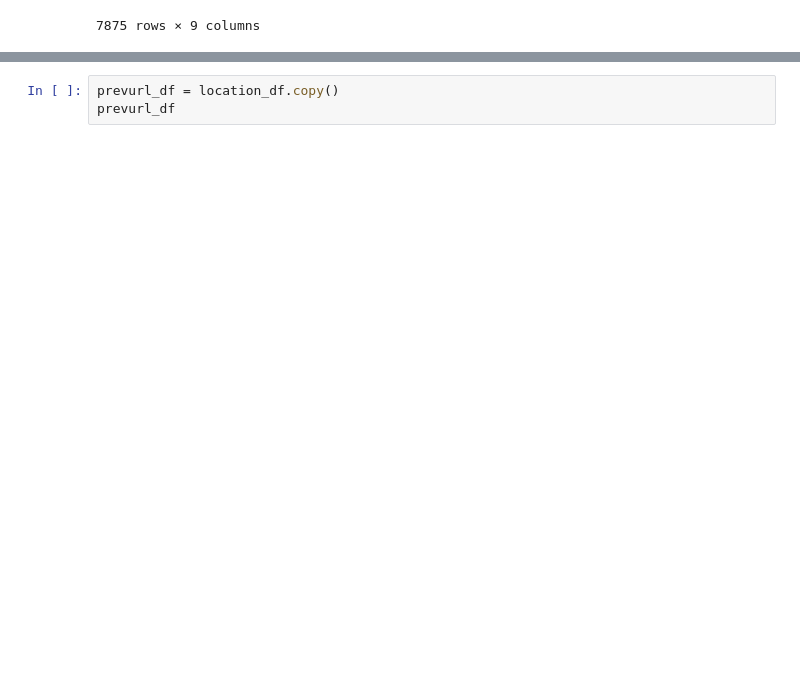
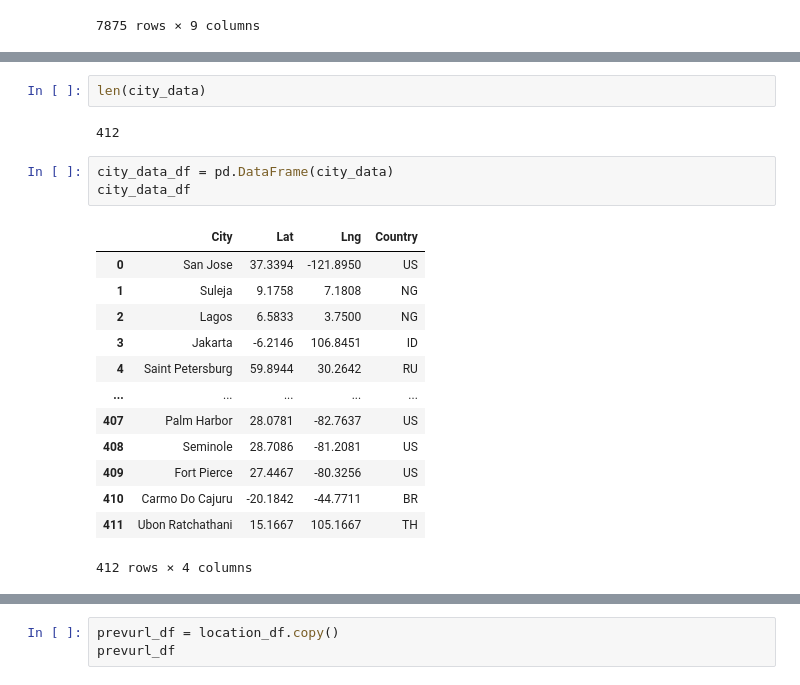
Before and after one commit to WagnerLisaK/AB_Security_Project, a Jupyter notebook: Internet_data.ipynb, the cells around one changed output, grey strips where cells are left out. Cells and saved outputs as stored; diff of their text form; blank space fills up the shorter version.

```diff
--- a/Internet_data.ipynb
+++ b/Internet_data.ipynb
@@ -52,0 +208,21 @@ location_df.to_csv('location.csv')
+# %%
+len(city_data)
+# %% [output]
+412
+# %%
+city_data_df = pd.DataFrame(city_data)
+city_data_df
+# %% [output]
+|  | City | Lat | Lng | Country |
+| 0 | San Jose | 37.3394 | -121.8950 | US |
+| 1 | Suleja | 9.1758 | 7.1808 | NG |
+| 2 | Lagos | 6.5833 | 3.7500 | NG |
+| 3 | Jakarta | -6.2146 | 106.8451 | ID |
+| 4 | Saint Petersburg | 59.8944 | 30.2642 | RU |
+| ... | ... | ... | ... | ... |
+| 407 | Palm Harbor | 28.0781 | -82.7637 | US |
+| 408 | Seminole | 28.7086 | -81.2081 | US |
+| 409 | Fort Pierce | 27.4467 | -80.3256 | US |
+| 410 | Carmo Do Cajuru | -20.1842 | -44.7711 | BR |
+| 411 | Ubon Ratchathani | 15.1667 | 105.1667 | TH |
+412 rows × 4 columns
```
Also changed, not shown: parts of 18 cells of this notebook.
